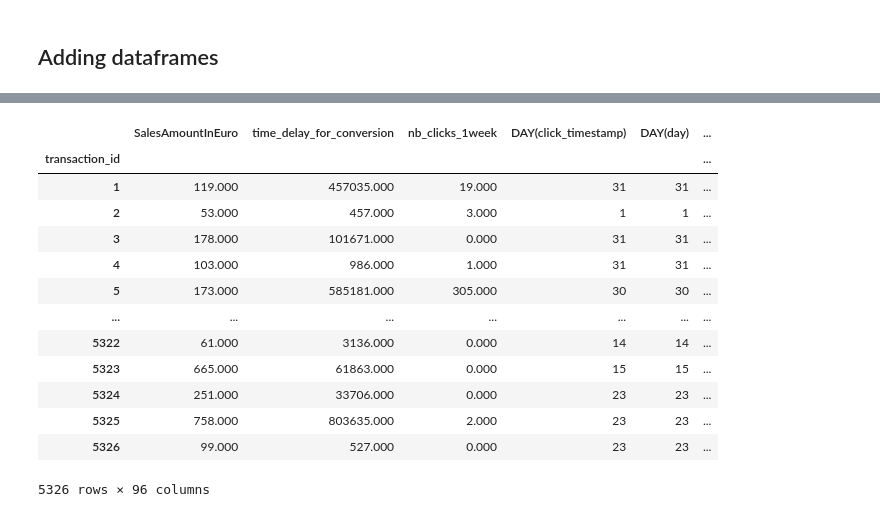
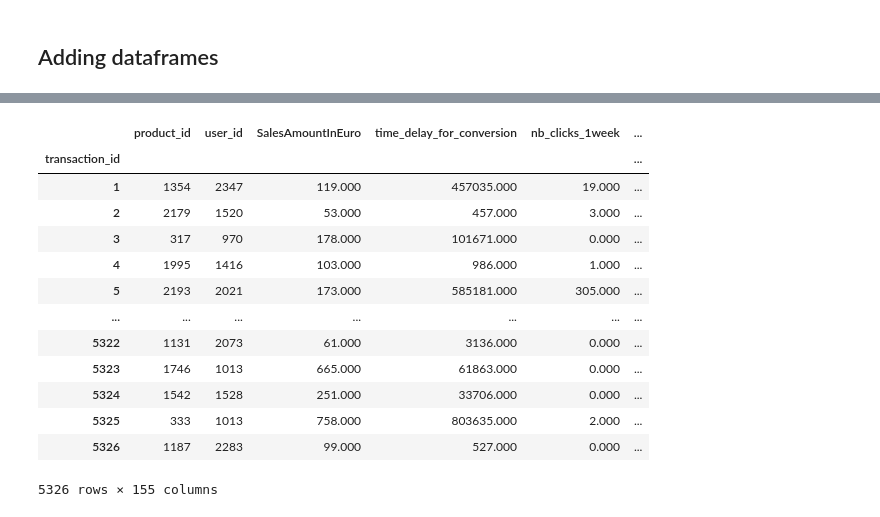
Before and after one commit to anras5/Criteo-Search-Data, a Jupyter notebook: dfs_criteo.ipynb, the cells around one changed output, grey strips where cells are left out. Saved outputs shown, nothing was run; the diff lists cells and outputs as text; code cells hidden in the pictures.

Commit message:
Change Categorical

```diff
--- a/dfs_criteo.ipynb
+++ b/dfs_criteo.ipynb
@@ -89,7 +115,7 @@ df_days.head()
 | 3 | 2020-08-07 | 62 | 102.419 | 6350.000 | 160834.161 | ... |
 | 4 | 2020-08-08 | 68 | 116.647 | 7932.000 | 314288.765 | ... |
 # %%
-df_users = df_raw.groupby('user_id').agg({'Sale': 'size',
+df_users = df_raw_encoded.groupby('user_id').agg({'Sale': 'size',
                                          'SalesAmountInEuro': ['mean', 'sum'],
                                          'time_delay_for_conversion': ['mean', 'sum'],
                                          'product_price': ['mean', 'sum']})
@@ -108,5 +134,5 @@ df_users.head()
 # %%
-df_transactions = df_raw[['day', 'product_id', 'user_id', 'SalesAmountInEuro', 'time_delay_for_conversion',
+df_transactions = df_raw_encoded[['day', 'product_id', 'user_id', 'SalesAmountInEuro', 'time_delay_for_conversion',
                           'click_timestamp', 'nb_clicks_1week']]
 df_transactions['transaction_id'] = np.arange(1, len(df_transactions)+1)
 df_transactions.head()
@@ -123,23 +161,37 @@ df_transactions.head()
 es = ft.EntitySet(id=PARTNER_ID)
 # %% [markdown]
 ## Adding dataframes
+# %%
+categorical_type_columns_products = ['product_age_group', 'device_type', 'audience_id', 'product_gender', 'product_brand',
+                                   'product_category(1)', 'product_category(2)', 'product_category(3)', 'product_category(4)',
+                                   'product_category(5)', 'product_category(6)', 'product_category(7)',
+                                   'product_country', 'product_id', 'product_title']
+categorical_type_columns_products = {column: Categorical for column in categorical_type_columns_products}
 # %%
 es = es.add_dataframe(
     dataframe_name="transactions",
     dataframe=df_transactions,
     index="transaction_id", # The index parameter specifies the column that uniquely identifies rows in the dataframe
+    logical_types={
+        "product_id": Categorical,
+        "user_id": Categorical,
+    }
 )
 
 es = es.add_dataframe(
     dataframe_name="products",
     dataframe=df_products,
-    index="product_id"
+    index="product_id",
+    logical_types=categorical_type_columns_products
 )
 
 es = es.add_dataframe(
     dataframe_name="users",
     dataframe=df_users,
-    index='user_id'
+    index='user_id',
+    logical_types={
+        'user_id': Categorical,
+    }
 )
 
 es = es.add_dataframe(
@@ -156,8 +208,9 @@ es.plot()
 # %% [output]
 [drawing not drawn]
 # %%
+%%time
 feature_matrix, feature_defs = ft.dfs(entityset=es,
                                       target_dataframe_name="transactions",
-                                      max_depth=2)
+                                      max_depth=3)
 feature_matrix
 # %% [output]
@@ -164,14 +219,14 @@ feature_matrix
-|  | SalesAmountInEuro | time_delay_for_conversion | nb_clicks_1week | DAY(click_timestamp) | DAY(day) | ... |
+|  | product_id | user_id | SalesAmountInEuro | time_delay_for_conversion | nb_clicks_1week | ... |
 | transaction_id |  |  |  |  |  | ... |
-| 1 | 119.000 | 457035.000 | 19.000 | 31 | 31 | ... |
-| 2 | 53.000 | 457.000 | 3.000 | 1 | 1 | ... |
-| 3 | 178.000 | 101671.000 | 0.000 | 31 | 31 | ... |
-| 4 | 103.000 | 986.000 | 1.000 | 31 | 31 | ... |
-| 5 | 173.000 | 585181.000 | 305.000 | 30 | 30 | ... |
+| 1 | 1354 | 2347 | 119.000 | 457035.000 | 19.000 | ... |
+| 2 | 2179 | 1520 | 53.000 | 457.000 | 3.000 | ... |
+| 3 | 317 | 970 | 178.000 | 101671.000 | 0.000 | ... |
+| 4 | 1995 | 1416 | 103.000 | 986.000 | 1.000 | ... |
+| 5 | 2193 | 2021 | 173.000 | 585181.000 | 305.000 | ... |
 | ... | ... | ... | ... | ... | ... | ... |
-| 5322 | 61.000 | 3136.000 | 0.000 | 14 | 14 | ... |
-| 5323 | 665.000 | 61863.000 | 0.000 | 15 | 15 | ... |
-| 5324 | 251.000 | 33706.000 | 0.000 | 23 | 23 | ... |
-| 5325 | 758.000 | 803635.000 | 2.000 | 23 | 23 | ... |
-| 5326 | 99.000 | 527.000 | 0.000 | 23 | 23 | ... |
+| 5322 | 1131 | 2073 | 61.000 | 3136.000 | 0.000 | ... |
+| 5323 | 1746 | 1013 | 665.000 | 61863.000 | 0.000 | ... |
+| 5324 | 1542 | 1528 | 251.000 | 33706.000 | 0.000 | ... |
+| 5325 | 333 | 1013 | 758.000 | 803635.000 | 2.000 | ... |
+| 5326 | 1187 | 2283 | 99.000 | 527.000 | 0.000 | ... |
-5326 rows × 96 columns
+5326 rows × 155 columns
```
Also changed, not shown: parts of 9 cells of this notebook, 1 other file.
